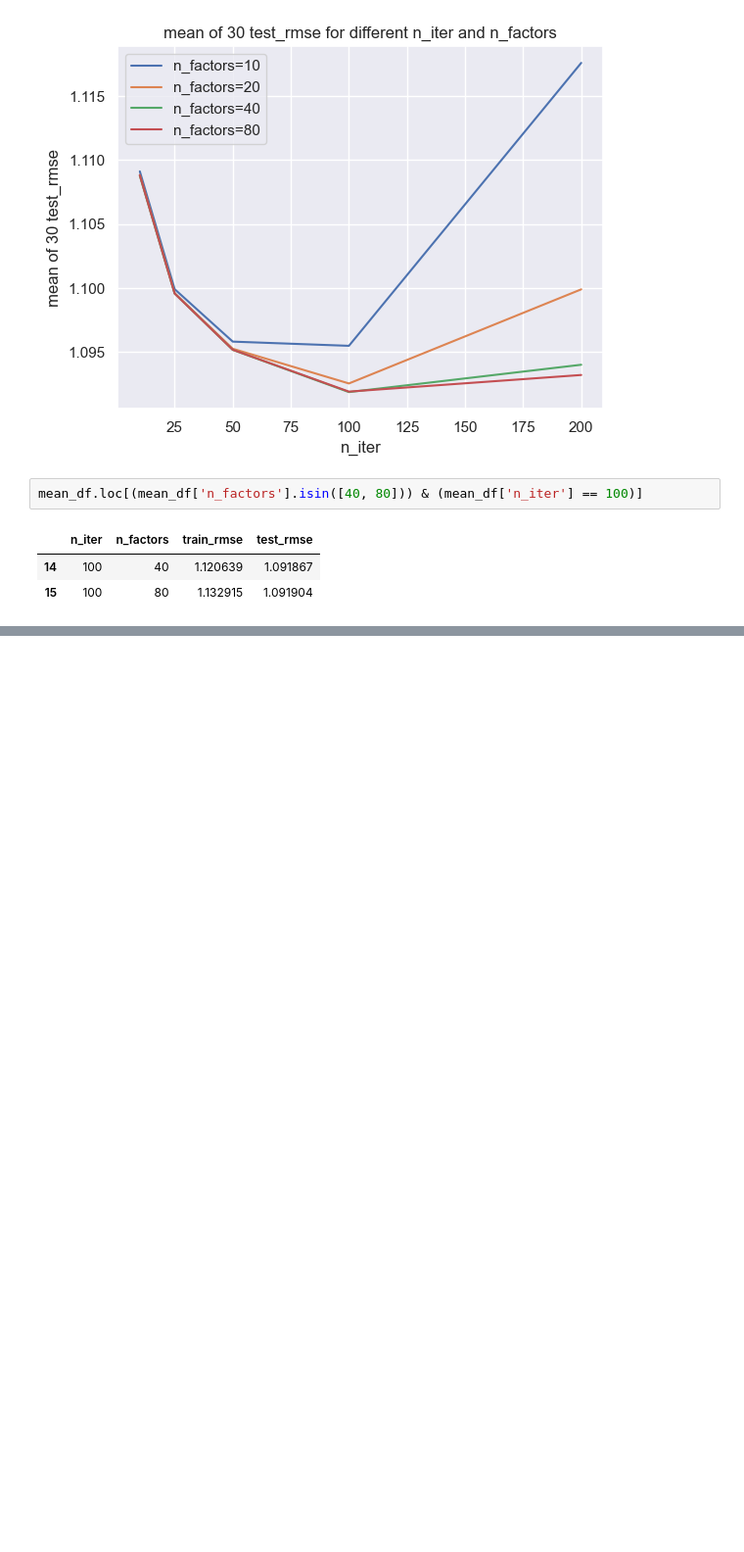
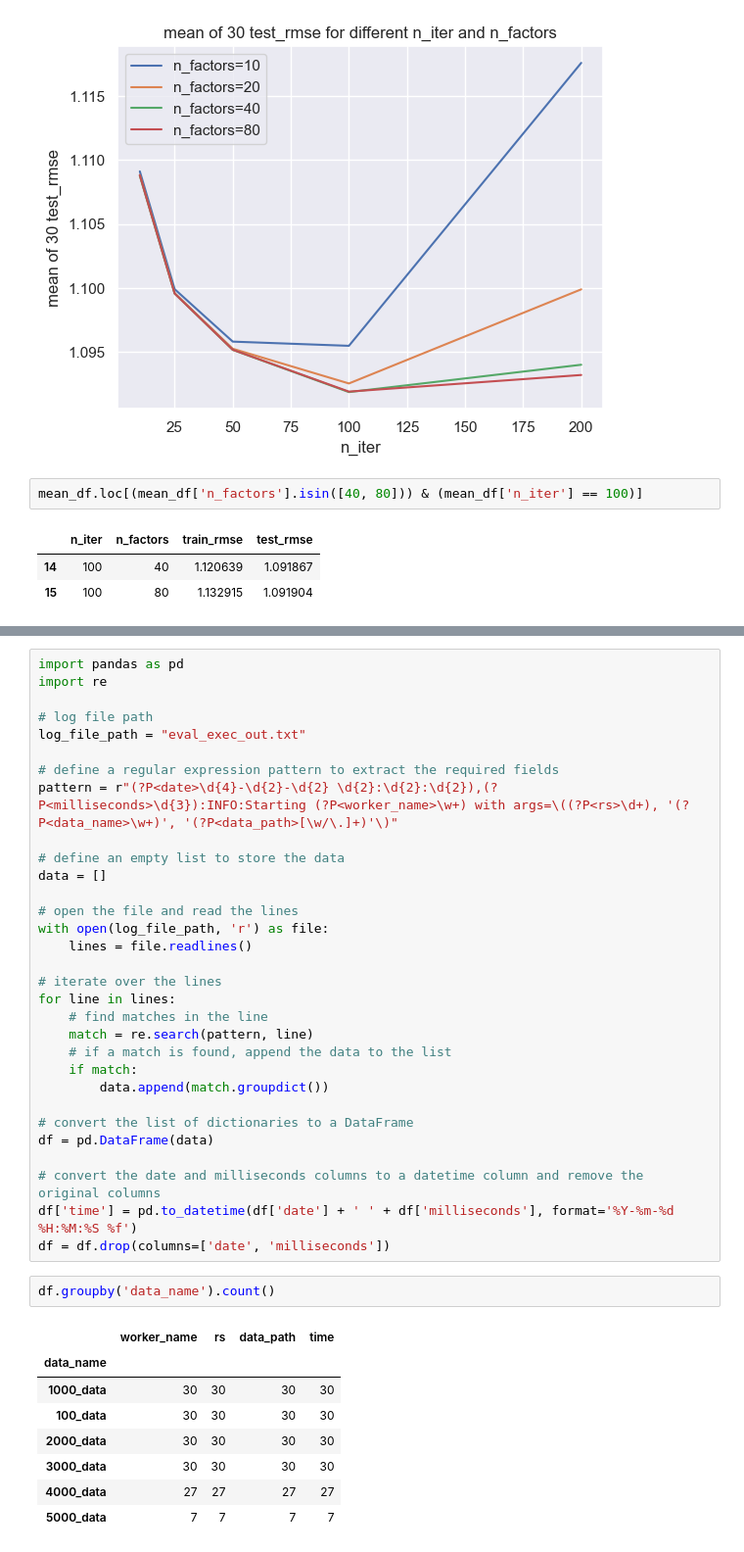
Before and after one commit to fauzanebd/merchant_recommendation_system, a Jupyter notebook: analyze_mf.ipynb, the cells around one changed output, grey strips where cells are left out. Shown at 98% size. Cells and saved outputs as stored; diff of their text form; blank space fills up the shorter version.

```diff
--- a/analyze_mf.ipynb
+++ b/analyze_mf.ipynb
@@ -49,0 +89,42 @@ mean_df.loc[(mean_df['n_factors'].isin([40, 80])) & (mean_df['n_iter'] == 100)]
+# %%
+import pandas as pd
+import re
+
+# log file path
+log_file_path = "eval_exec_out.txt"
+
+# define a regular expression pattern to extract the required fields
+pattern = r"(?P<date>\d{4}-\d{2}-\d{2} \d{2}:\d{2}:\d{2}),(?P<milliseconds>\d{3}):INFO:Starting (?P<worker_name>\w+) with args=\((?P<rs>\d+), '(?P<data_name>\w+)', '(?P<data_path>[\w/\.]+)'\)"
+
+# define an empty list to store the data
+data = []
+
+# open the file and read the lines
+with open(log_file_path, 'r') as file:
+    lines = file.readlines()
+
+# iterate over the lines
+for line in lines:
+    # find matches in the line
+    match = re.search(pattern, line)
+    # if a match is found, append the data to the list
+    if match:
+        data.append(match.groupdict())
+
+# convert the list of dictionaries to a DataFrame
+df = pd.DataFrame(data)
+
+# convert the date and milliseconds columns to a datetime column and remove the original columns
+df['time'] = pd.to_datetime(df['date'] + ' ' + df['milliseconds'], format='%Y-%m-%d %H:%M:%S %f')
+df = df.drop(columns=['date', 'milliseconds'])
+# %%
+df.groupby('data_name').count()
+# %% [output]
+|  | worker_name | rs | data_path | time |
+| data_name |  |  |  |  |
+| 1000_data | 30 | 30 | 30 | 30 |
+| 100_data | 30 | 30 | 30 | 30 |
+| 2000_data | 30 | 30 | 30 | 30 |
+| 3000_data | 30 | 30 | 30 | 30 |
+| 4000_data | 27 | 27 | 27 | 27 |
+| 5000_data | 7 | 7 | 7 | 7 |
```
Also changed, not shown: parts of 2 cells of this notebook, 1 other file.
